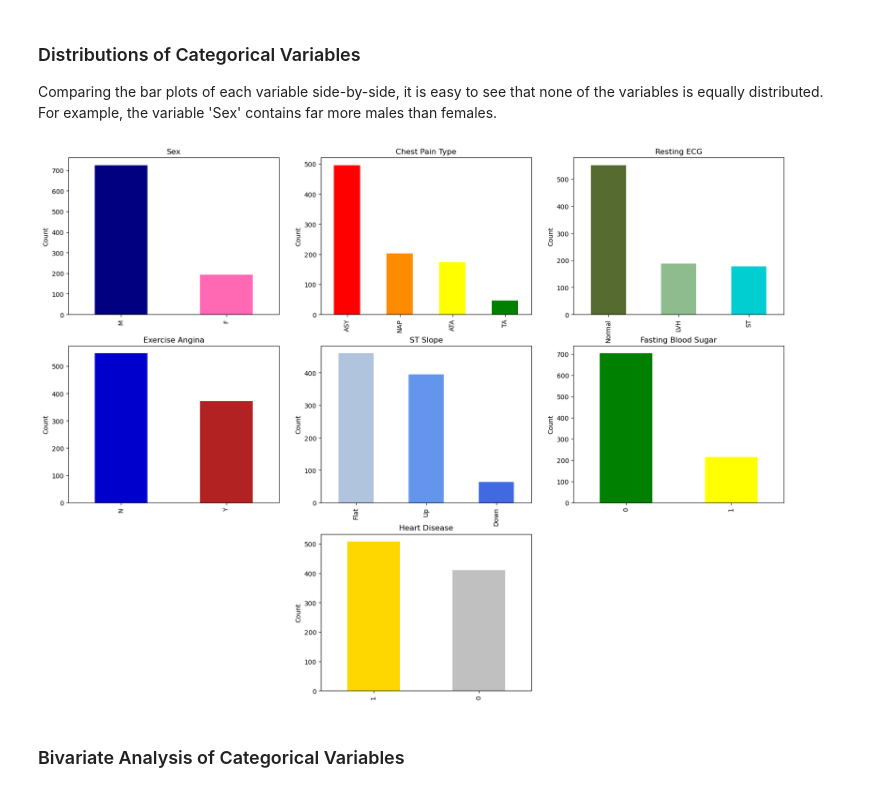
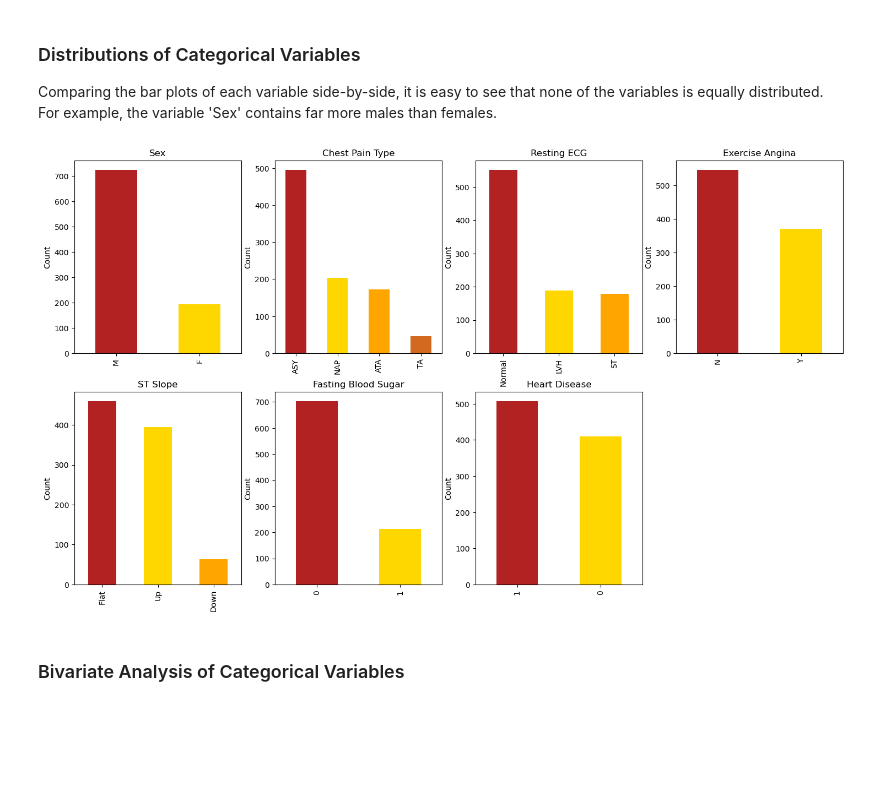
Before and after one commit to matthewstreets/heart-disease-classification, a Jupyter notebook: heart.ipynb, the cells around one changed output. Drawn from its saved outputs; the diff is of its cells as text; code cells hidden in the pictures; blank space fills up the shorter version.

```diff
--- a/heart.ipynb
+++ b/heart.ipynb
@@ -117,25 +117,23 @@ The following 5 variables are categorical (discrete):
 
 Comparing the bar plots of each variable side-by-side, it is easy to see that none of the variables is equally distributed. For example, the variable 'Sex' contains far more males than females.
 # %%
-fig, axes = plt.subplots(nrows = 3, ncols = 3, figsize = (20, 15))
-df['Sex'].value_counts().plot(ax = axes[0, 0], kind = 'bar', title = 'Sex', color = ['navy', 'hotpink'], ylabel = 'Count')
+# creates the figure object that will hold the various subplots
+fig, axes = plt.subplots(nrows = 2, ncols = 4, figsize = (18, 10))
 
-df['ChestPainType'].value_counts().plot(ax = axes[0, 1], kind = 'bar', title = 'Chest Pain Type', color = ['red', 'darkorange', 'yellow', 'green'], ylabel = 'Count')
+# creates subplots for the value counts of each categorical variable
+df['Sex'].value_counts().plot(ax = axes[0, 0], kind = 'bar', title = 'Sex', color = ['firebrick', 'gold'], ylabel = 'Count')
+df['ChestPainType'].value_counts().plot(ax = axes[0, 1], kind = 'bar', title = 'Chest Pain Type', color = ['firebrick', 'gold', 'orange', 'chocolate'], ylabel = 'Count')
+df['RestingECG'].value_counts().plot(ax = axes[0, 2], kind = 'bar', title = 'Resting ECG', color = ['firebrick', 'gold', 'orange'], ylabel = 'Count')
+df['ExerciseAngina'].value_counts().plot(ax = axes[0, 3], kind = 'bar', title = 'Exercise Angina', color = ['firebrick', 'gold'], ylabel = 'Count')
+df['ST_Slope'].value_counts().plot(ax = axes[1, 0], kind = 'bar', title = 'ST Slope', color = ['firebrick', 'gold', 'orange'], ylabel = 'Count')
+df['FastingBS'].value_counts().plot(ax = axes[1, 1], kind = 'bar', title = 'Fasting Blood Sugar', color = ['firebrick', 'gold'], ylabel = 'Count')
+df['HeartDisease'].value_counts().plot(ax = axes[1, 2], kind = 'bar', title = 'Heart Disease', color = ['firebrick', 'gold'], ylabel = 'Count')
 
-df['RestingECG'].value_counts().plot(ax = axes[0, 2], kind = 'bar', title = 'Resting ECG', color = ['darkolivegreen', 'darkseagreen', 'darkturquoise'], ylabel = 'Count')
+# deletes the empty subplots
+fig.delaxes(axes[1, 3])
 
-df['ExerciseAngina'].value_counts().plot(ax = axes[1, 0], kind = 'bar', title = 'Exercise Angina', color = ['mediumblue', 'firebrick'], ylabel = 'Count')
-
-df['ST_Slope'].value_counts().plot(ax = axes[1, 1], kind = 'bar', title = 'ST Slope', color = ['lightsteelblue', 'cornflowerblue', 'royalblue'], ylabel = 'Count')
-
-df['FastingBS'].value_counts().plot(ax = axes[1, 2], kind = 'bar', title = 'Fasting Blood Sugar', color = ['green', 'yellow'], ylabel = 'Count')
-
-# adding the predicted variable 'HeartDisease' for easy comparison
-df['HeartDisease'].value_counts().plot(ax = axes[2, 1], kind = 'bar', title = 'Heart Disease', color = ['gold', 'silver'], ylabel = 'Count')
-
-fig.delaxes(axes[2, 0])
-fig.delaxes(axes[2, 2])
+plt.show()
 # %% [output]
-[figure, old version]
+[figure, new version]
 # %% [markdown]
 ### Bivariate Analysis of Categorical Variables
```
Also changed, not shown: parts of 43 cells of this notebook, 1 other file.
